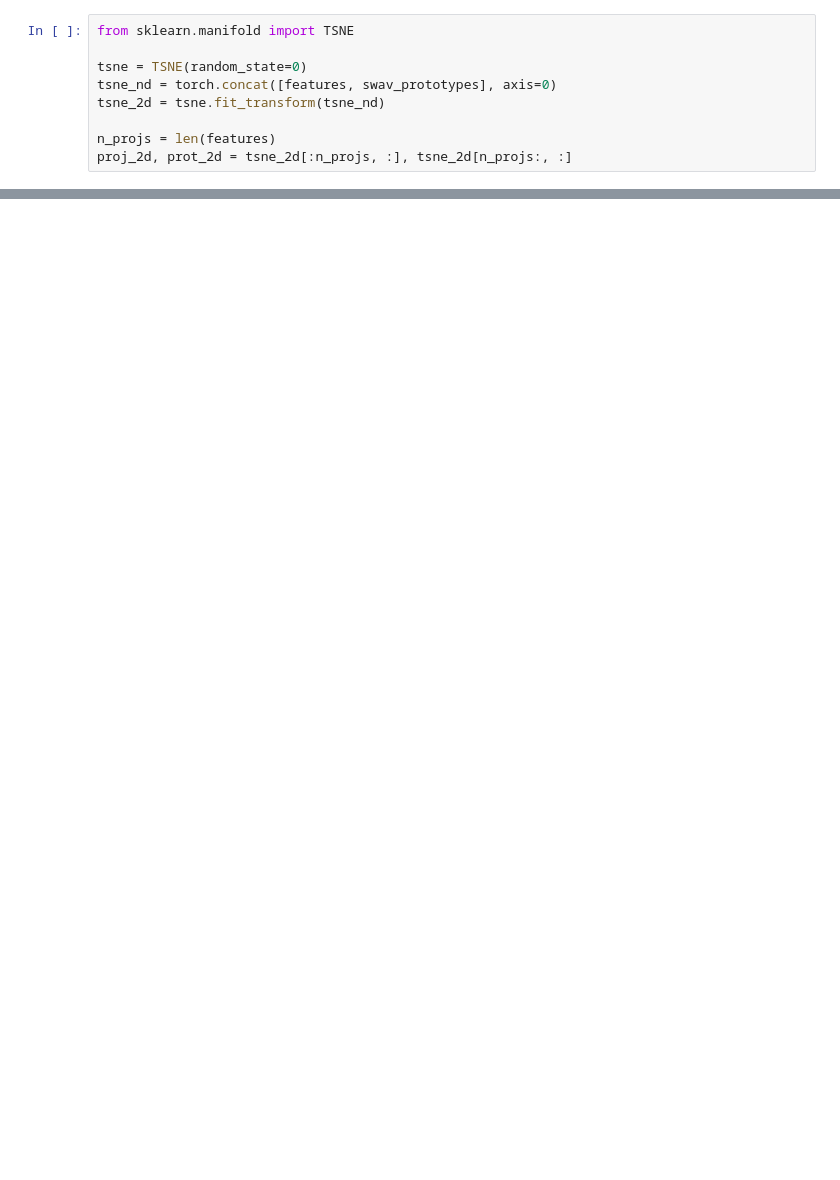
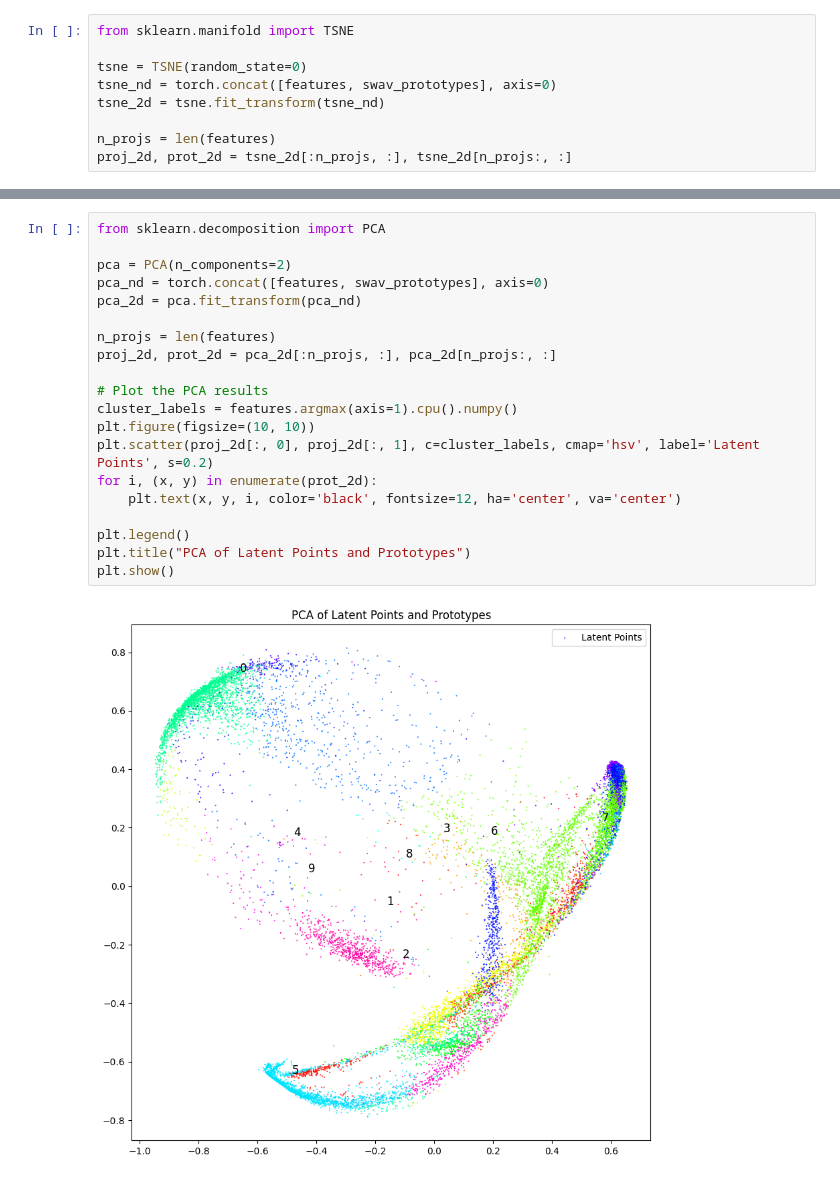
Before and after one commit to Green-AI-Lab-GAIA/swav-cows, a Jupyter notebook: plot_groups.ipynb, the cells around one changed output, grey strips where cells are left out. Drawn from its saved outputs; the diff is of its cells as text; blank space fills up the shorter version.

```diff
--- a/plot_groups.ipynb
+++ b/plot_groups.ipynb
@@ -142,0 +145,22 @@ plt.show()
+# %%
+from sklearn.decomposition import PCA
+
+pca = PCA(n_components=2)
+pca_nd = torch.concat([features, swav_prototypes], axis=0)
+pca_2d = pca.fit_transform(pca_nd)
+
+n_projs = len(features)
+proj_2d, prot_2d = pca_2d[:n_projs, :], pca_2d[n_projs:, :]
+
+# Plot the PCA results
+cluster_labels = features.argmax(axis=1).cpu().numpy()
+plt.figure(figsize=(10, 10))
+plt.scatter(proj_2d[:, 0], proj_2d[:, 1], c=cluster_labels, cmap='hsv', label='Latent Points', s=0.2)
+for i, (x, y) in enumerate(prot_2d):
+    plt.text(x, y, i, color='black', fontsize=12, ha='center', va='center')
+
+plt.legend()
+plt.title("PCA of Latent Points and Prototypes")
+plt.show()
+# %% [output]
+[figure, added]
```
Also changed, not shown: parts of 6 cells of this notebook, 5 other files.
